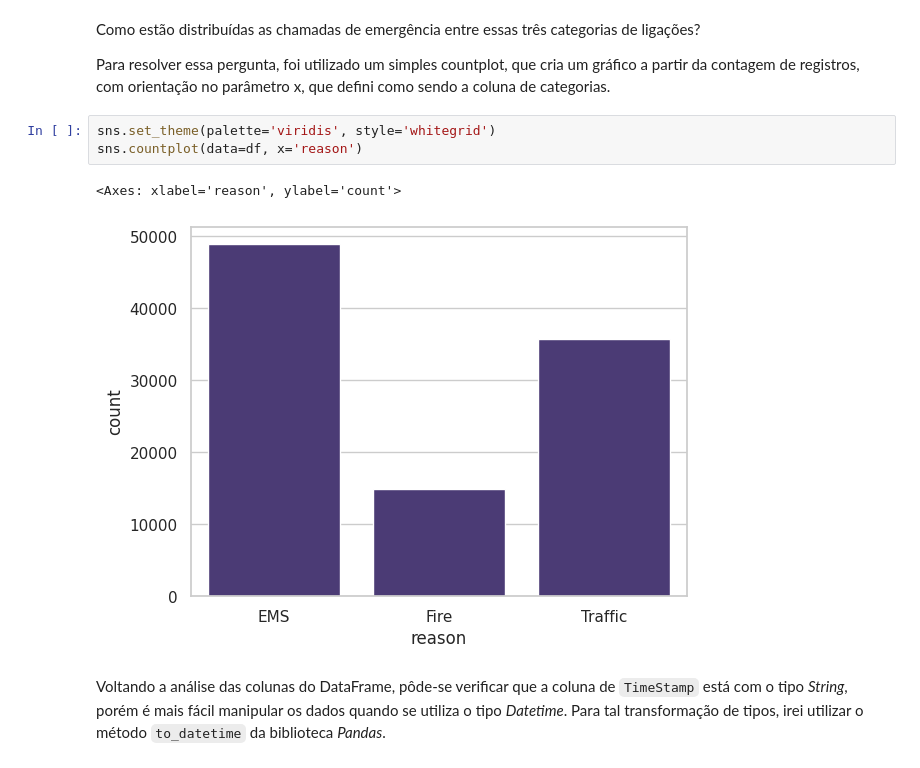
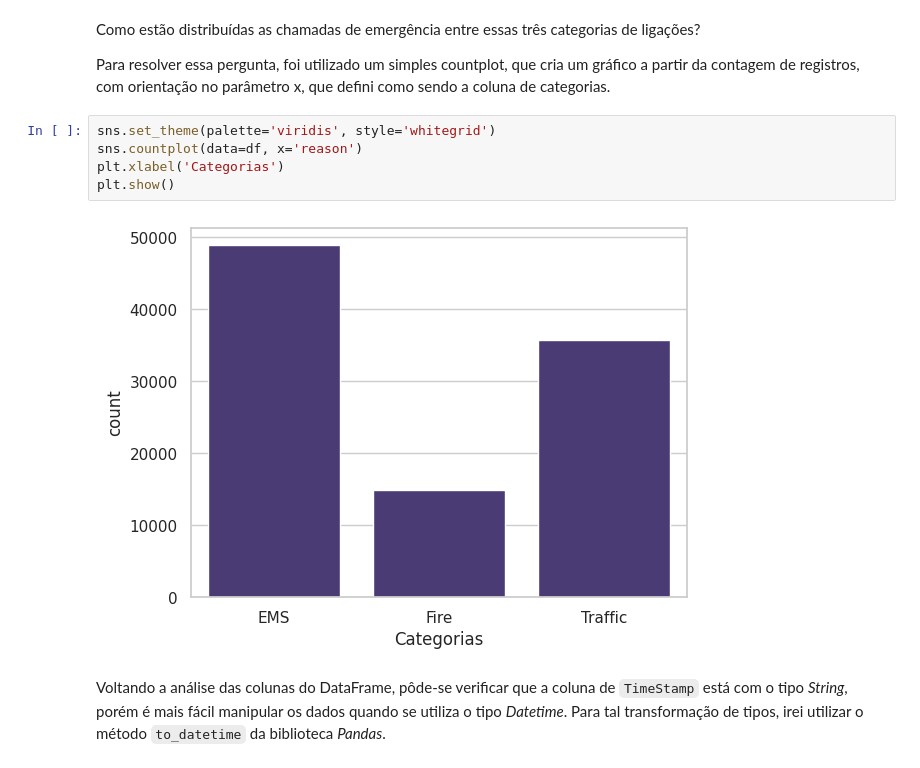
Before and after one commit to MariiMilani/911_calls, a Jupyter notebook: main.ipynb, the cells around one changed output. Saved outputs shown, nothing was run; the diff lists cells and outputs as text.

```diff
--- a/main.ipynb
+++ b/main.ipynb
@@ -84,9 +84,10 @@ Para resolver essa pergunta, foi utilizado um simples countplot, que cria um gr
 # %%
 sns.set_theme(palette='viridis', style='whitegrid')
 sns.countplot(data=df, x='reason')
+plt.xlabel('Categorias')
+plt.show()
 # %% [output]
-<Axes: xlabel='reason', ylabel='count'>
-[figure, old version]
+[figure, new version]
 # %% [markdown]
 Voltando a análise das colunas do DataFrame, pôde-se verificar que a coluna de `TimeStamp` está com o tipo *String*, porém é mais fácil manipular os dados quando se utiliza o tipo *Datetime*. Para tal transformação de tipos, irei utilizar o método `to_datetime` da biblioteca *Pandas*.
 # %%
```
Also changed, not shown: parts of 11 cells of this notebook.
